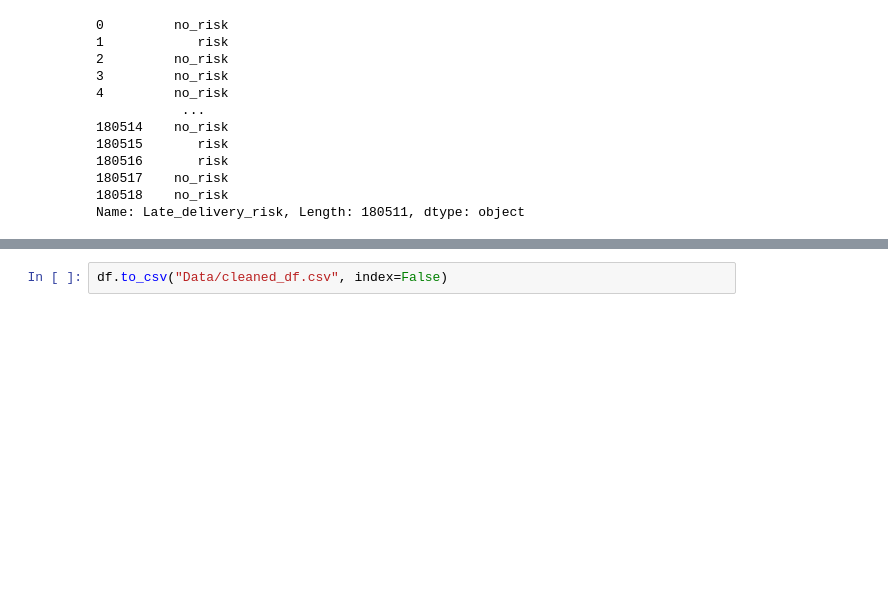
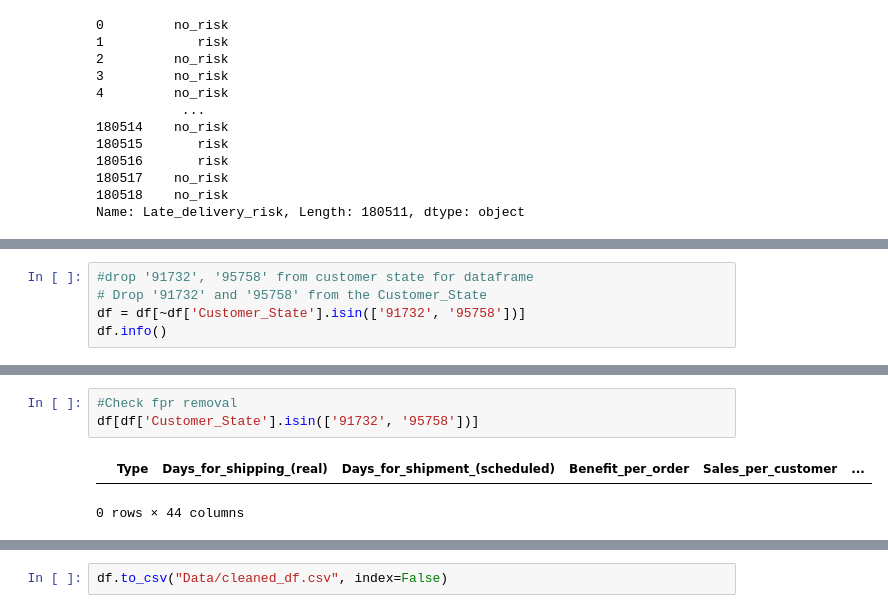
Before and after one commit to KBerry01/Supply-Chain-Analysis, a Jupyter notebook: Data Cleaning/Data Cleaning.ipynb, the cells around one changed output, grey strips where cells are left out. Drawn from its saved outputs; the diff is of its cells as text; blank space fills up the shorter version.

```diff
--- a/Data Cleaning/Data Cleaning.ipynb
+++ b/Data Cleaning/Data Cleaning.ipynb
@@ -163,0 +178,5 @@ df.head()
+# %%
+#drop '91732', '95758' from customer state for dataframe
+# Drop '91732' and '95758' from the Customer_State
+df = df[~df['Customer_State'].isin(['91732', '95758'])]
+df.info()
@@ -163,0 +201,6 @@ df.head()
+# %%
+#Check fpr removal
+df[df['Customer_State'].isin(['91732', '95758'])]
+# %% [output]
+|  | Type | Days_for_shipping_(real) | Days_for_shipment_(scheduled) | Benefit_per_order | Sales_per_customer | ... |
+0 rows × 44 columns
```
Also changed, not shown: parts of 11 cells of this notebook, 1 other file.
